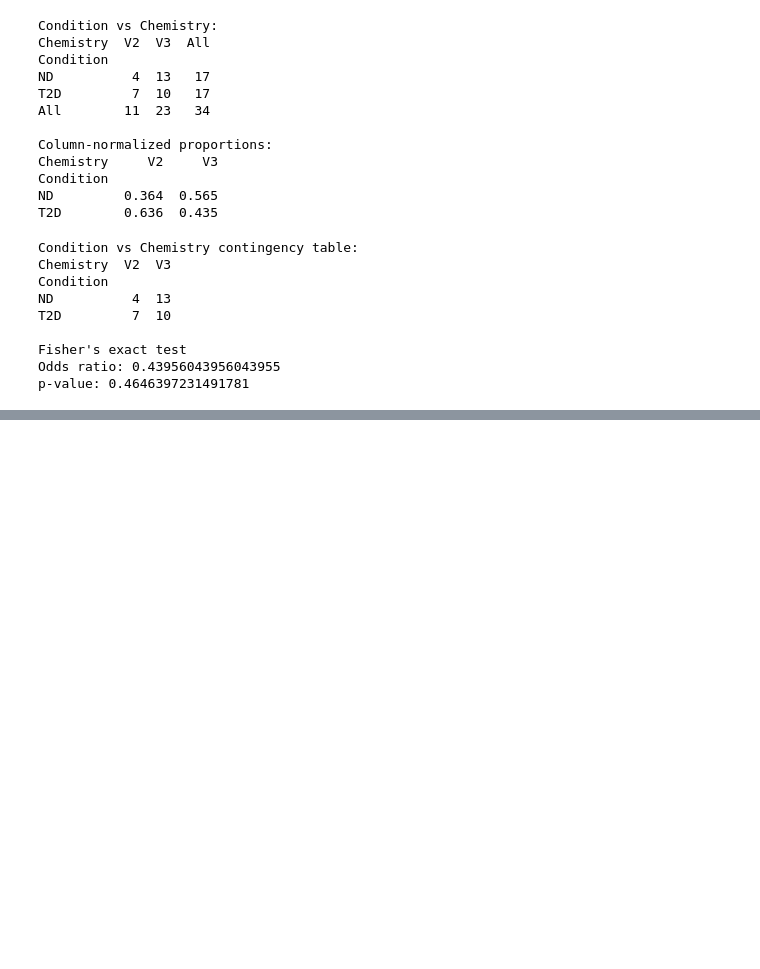
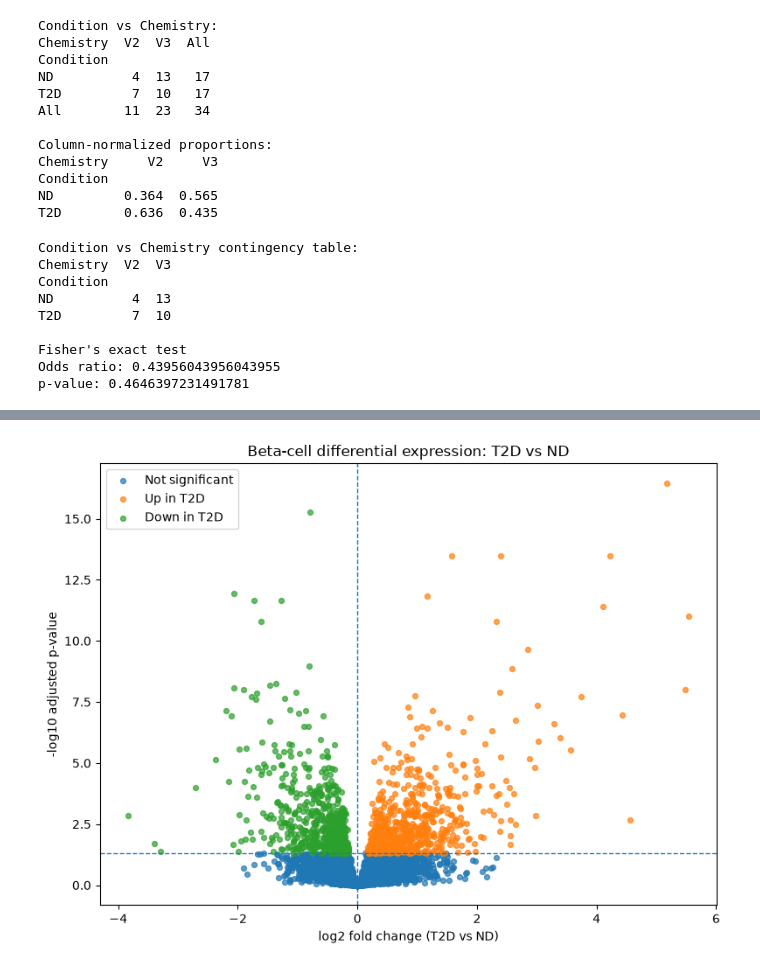
Before and after one commit to tharuniya26/Project2_Pathway_SingleCell, a Jupyter notebook: notebooks/01_GSE221156_data_audit.ipynb, the cells around one changed output, grey strips where cells are left out. Cells and saved outputs as stored; diff of their text form; code cells hidden in the pictures; blank space fills up the shorter version.

Commit message:
Add DESeq2 differential expression and volcano plots

```diff
--- a/notebooks/01_GSE221156_data_audit.ipynb
+++ b/notebooks/01_GSE221156_data_audit.ipynb
@@ -644,0 +694,69 @@ p-value: 0.4646397231491781
+# %%
+import numpy as np
+import matplotlib.pyplot as plt
+from pathlib import Path
+
+# Remove rows without valid adjusted p-values
+volcano = de_results.dropna(
+    subset=["padj", "log2FoldChange"]
+).copy()
+
+# Avoid taking log10(0)
+volcano["padj_plot"] = volcano["padj"].clip(lower=1e-300)
+
+# -log10 adjusted p-value
+volcano["minus_log10_padj"] = -np.log10(volcano["padj_plot"])
+
+# Significance categories
+volcano["status"] = "Not significant"
+
+volcano.loc[
+    (volcano["padj"] < 0.05) &
+    (volcano["log2FoldChange"] > 0),
+    "status"
+] = "Up in T2D"
+
+volcano.loc[
+    (volcano["padj"] < 0.05) &
+    (volcano["log2FoldChange"] < 0),
+    "status"
+] = "Down in T2D"
+
+fig, ax = plt.subplots(figsize=(8, 6))
+
+for status in ["Not significant", "Up in T2D", "Down in T2D"]:
+    subset = volcano[volcano["status"] == status]
+
+    ax.scatter(
+        subset["log2FoldChange"],
+        subset["minus_log10_padj"],
+        label=status,
+        s=18,
+        alpha=0.7
+    )
+
+ax.axvline(0, linestyle="--", linewidth=1)
+ax.axhline(-np.log10(0.05), linestyle="--", linewidth=1)
+
+ax.set_xlabel("log2 fold change (T2D vs ND)")
+ax.set_ylabel("-log10 adjusted p-value")
+ax.set_title("Beta-cell differential expression: T2D vs ND")
+ax.legend()
+
+plt.tight_layout()
+
+# Save figure
+Path("../results/figures").mkdir(
+    parents=True,
+    exist_ok=True
+)
+
+plt.savefig(
+    "../results/figures/beta_T2D_vs_ND_volcano.png",
+    dpi=300,
+    bbox_inches="tight"
+)
+
+plt.show()
+# %% [output]
+[figure, added]
```
Also changed, not shown: parts of 3 cells of this notebook, 7 other files.
